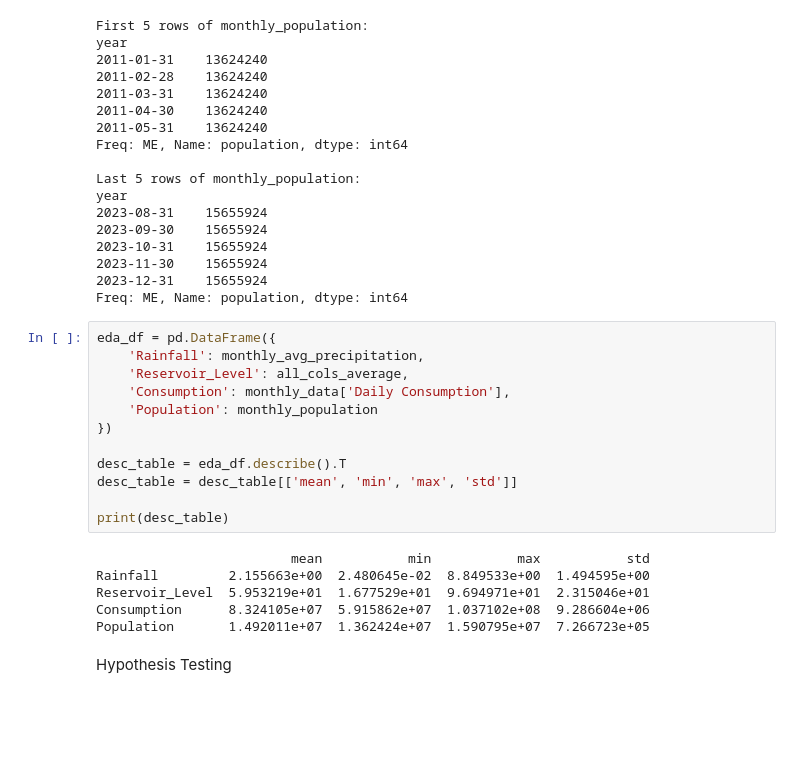
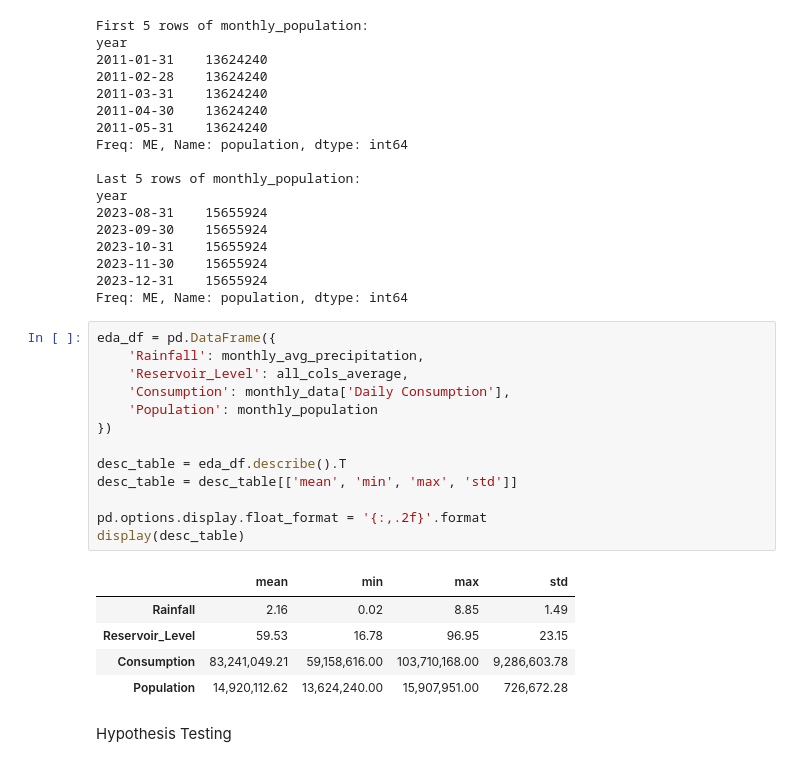
Before and after one commit to CeydaB4lci/DSA210-Project, a Jupyter notebook: DSA210_project.ipynb, the cells around one changed output. Saved outputs shown, nothing was run; the diff lists cells and outputs as text; blank space fills up the shorter version.

```diff
--- a/DSA210_project.ipynb
+++ b/DSA210_project.ipynb
@@ -373,21 +373,22 @@ Freq: ME, Name: population, dtype: int64
 # %%
 eda_df = pd.DataFrame({
     'Rainfall': monthly_avg_precipitation,
     'Reservoir_Level': all_cols_average,
     'Consumption': monthly_data['Daily Consumption'],
     'Population': monthly_population
 })
 
 desc_table = eda_df.describe().T
 desc_table = desc_table[['mean', 'min', 'max', 'std']]
 
-print(desc_table)
+pd.options.display.float_format = '{:,.2f}'.format
+display(desc_table)
 # %% [output]
-                         mean           min           max           std
-Rainfall         2.155663e+00  2.480645e-02  8.849533e+00  1.494595e+00
-Reservoir_Level  5.953219e+01  1.677529e+01  9.694971e+01  2.315046e+01
-Consumption      8.324105e+07  5.915862e+07  1.037102e+08  9.286604e+06
-Population       1.492011e+07  1.362424e+07  1.590795e+07  7.266723e+05
+|  | mean | min | max | std |
+| Rainfall | 2.16 | 0.02 | 8.85 | 1.49 |
+| Reservoir_Level | 59.53 | 16.78 | 96.95 | 23.15 |
+| Consumption | 83,241,049.21 | 59,158,616.00 | 103,710,168.00 | 9,286,603.78 |
+| Population | 14,920,112.62 | 13,624,240.00 | 15,907,951.00 | 726,672.28 |
 # %% [markdown]
 Hypothesis Testing
 # %%
```
